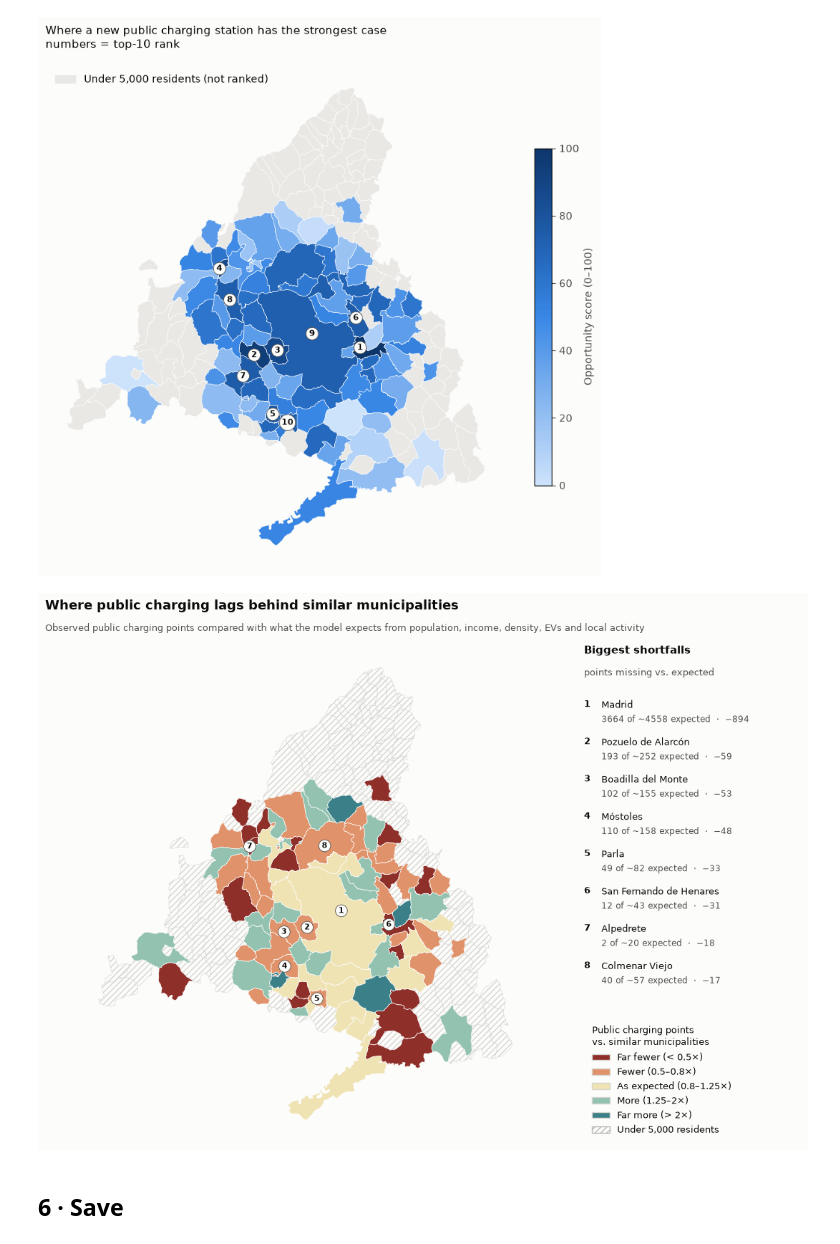
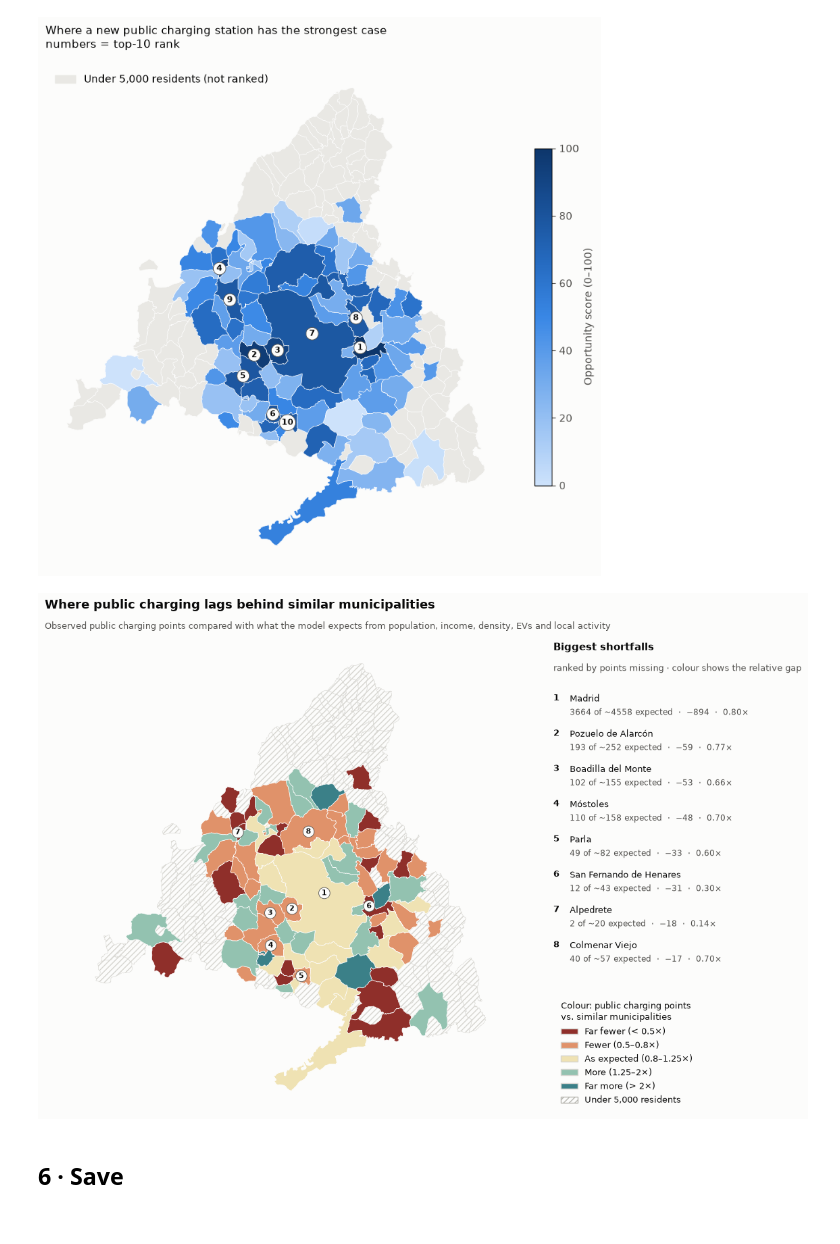
Before and after one commit to Presigal/OptimalEVCharging, a Jupyter notebook: notebooks/04_zone_scoring.ipynb, the cells around one changed output. Drawn from its saved outputs; the diff is of its cells as text; code cells hidden in the pictures.

Commit message:
Map Cleanup and image visualization
Cleaned up 04_zone_scoring. Created file describing the gaps that currently exist with visualizations.

Updated ReadME

```diff
--- a/notebooks/04_zone_scoring.ipynb
+++ b/notebooks/04_zone_scoring.ipynb
@@ -80,7 +80,10 @@ COMPONENTS = {                       # component -> (column, higher value = more
     "scarcity": ("evs_per_public_point", True),
     "model":    ("model_shortfall",      True),
     "sites":    ("fuel_stations",        True),
+    "missing":  ("missing_points",       True),
 }
+
+z["missing_points"] = (z["expected"] - z["public_points"]).clip(lower=0)   # absolute shortfall, in points
 
 elig = z["eligible"]
 for comp, (col, higher) in COMPONENTS.items():
@@ -98,7 +150,7 @@ and density (demand). Change them here; everything below updates.
 # %%
 from scipy.stats import spearmanr
 
-WEIGHTS = {"market": 0.25, "home_gap": 0.15, "scarcity": 0.30, "model": 0.20, "sites": 0.10}
+WEIGHTS = {"market": 0.20, "home_gap": 0.10, "scarcity": 0.25, "model": 0.15, "missing": 0.20, "sites": 0.10}
 
 def score(df, weights):
     """Weighted geometric mean of percentiles: a municipality needs demand AND undersupply,
@@ -143,9 +195,9 @@ candidate; one that only appears under the base weights depends on a judgement c
 SCENARIOS = {
     "base":         WEIGHTS,
     "equal":        {c: 1 for c in COMPONENTS},
-    "demand-heavy": {"market": 0.45, "home_gap": 0.25, "scarcity": 0.15, "model": 0.10, "sites": 0.05},
-    "gap-heavy":    {"market": 0.15, "home_gap": 0.10, "scarcity": 0.35, "model": 0.30, "sites": 0.10},
-    "no model":     {"market": 0.35, "home_gap": 0.20, "scarcity": 0.30, "model": 0.00, "sites": 0.15},
+    "demand-heavy": {"market": 0.40, "home_gap": 0.20, "scarcity": 0.10, "model": 0.05, "missing": 0.20, "sites": 0.05},
+    "gap-heavy":    {"market": 0.10, "home_gap": 0.05, "scarcity": 0.30, "model": 0.25, "missing": 0.20, "sites": 0.10},
+    "no model":     {"market": 0.35, "home_gap": 0.20, "scarcity": 0.30, "model": 0.00, "missing": 0.00, "sites": 0.15},
 }
 TOP_N = 20
 ranks = pd.DataFrame({s: score(z, w).rank(ascending=False, method="min") for s, w in SCENARIOS.items()})
@@ -254,37 +316,39 @@ for lab, col in zip(LABELS, COLORS):
     part = ranked[ranked["gap_class"] == lab]
     if len(part):
         part.plot(ax=ax, color=col, edgecolor="white", linewidth=0.5)
 
 for i, (_, r) in enumerate(worst.iterrows(), start=1):
     p = r.geometry.representative_point()
     ax.annotate(str(i), (p.x, p.y), ha="center", va="center", fontsize=8, fontweight="bold", color=INK,
                 bbox=dict(boxstyle="circle,pad=0.25", fc=SURFACE, ec=INK_2, lw=0.6))
 ax.set_axis_off()
 
 handles = [Patch(facecolor=c, edgecolor="#d6d5d0", label=l) for l, c in zip(LABELS, COLORS)]
 handles.append(Patch(facecolor=SURFACE, edgecolor="#b8b7b1", hatch="////", label=f"Under {MIN_POP:,} residents"))
-side.legend(handles=handles, title="Public charging points\nvs. similar municipalities", loc="lower left",
+side.legend(handles=handles, title="Colour: public charging points\nvs. similar municipalities", loc="lower left",
             frameon=False, fontsize=9, title_fontsize=9, alignment="left", bbox_to_anchor=(0, 0))
 
 side.set_axis_off()
 side.text(0, 1, "Biggest shortfalls", fontsize=11, fontweight="bold", va="top", transform=side.transAxes)
-side.text(0, 0.955, "points missing vs. expected", fontsize=9, color=INK_2, va="top", transform=side.transAxes)
+side.text(0, 0.955, "ranked by points missing · colour shows the relative gap", fontsize=9,
+          color=INK_2, va="top", transform=side.transAxes)
 for i, (_, r) in enumerate(worst.iterrows(), start=1):
     yy = 0.89 - (i - 1) * 0.075
     side.text(0, yy, f"{i}", fontsize=9, fontweight="bold", va="top", transform=side.transAxes)
     side.text(0.08, yy, r["name"], fontsize=9.5, va="top", transform=side.transAxes)
     side.text(0.08, yy - 0.03, f"{r['public_points']:.0f} of ~{r['expected']:.0f} expected  ·  "
-              f"−{r['gap_points']:.0f}", fontsize=8.5, color=INK_2, va="top", transform=side.transAxes)
+              f"−{r['gap_points']:.0f}  ·  {r['model_ratio']:.2f}×", fontsize=8.5, color=INK_2,
+              va="top", transform=side.transAxes)
 
 fig.suptitle("Where public charging lags behind similar municipalities", x=0.02, ha="left",
              fontsize=13, fontweight="bold")
 fig.text(0.02, 0.925, "Observed public charging points compared with what the model expects from population, "
          "income, density, EVs and local activity", fontsize=9, color=INK_2)
 fig.subplots_adjust(left=0.02, right=0.98, top=0.9, bottom=0.03, wspace=0.05)
 fig.savefig("maps/04_gap_map.png", dpi=200)
 plt.show()
 # %% [output]
-[figure, old version]
+[figure, new version]
 # %% [markdown]
 ## 6 · Save
 # %%
```
Also changed, not shown: parts of 6 cells of this notebook, 11 other files.
